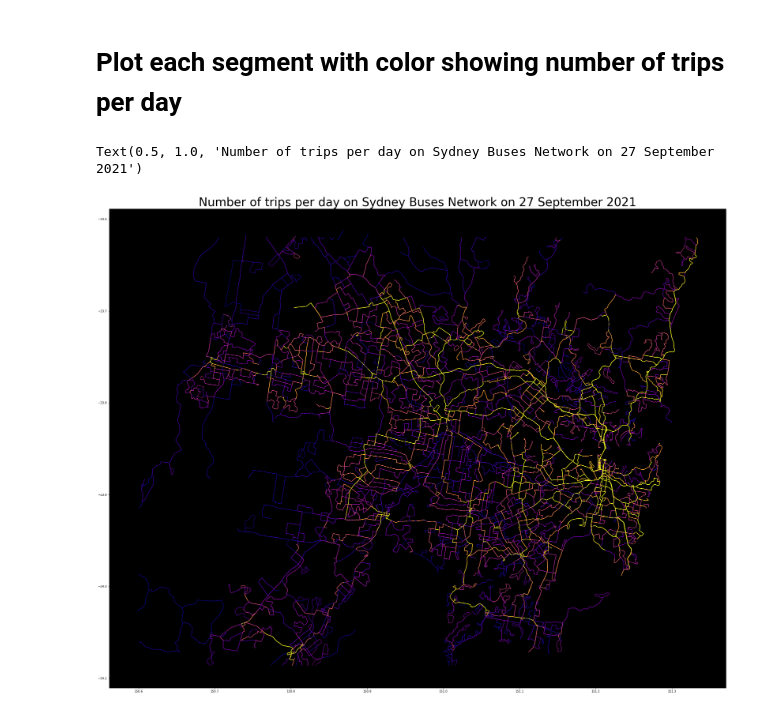
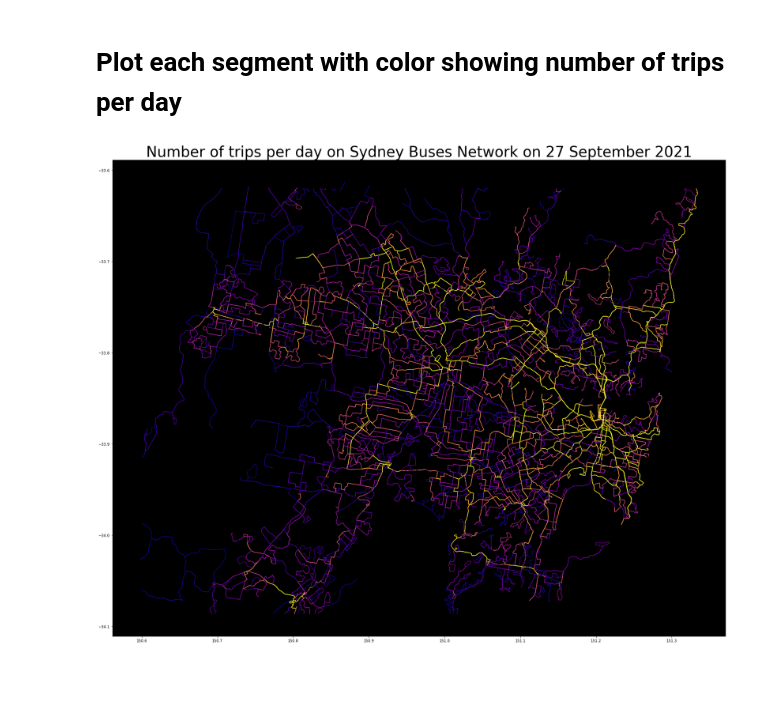
Before and after one commit to maxim75/data-visualization, a Jupyter notebook: notebooks/Trips per day on Sydney Buses Network.ipynb, the cells around one changed output. Cells and saved outputs as stored; diff of their text form; code cells hidden in the pictures; blank space fills up the shorter version.

Commit message:
Trips per day on Sydney Buses Network

```diff
--- a/notebooks/Trips per day on Sydney Buses Network.ipynb
+++ b/notebooks/Trips per day on Sydney Buses Network.ipynb
@@ -217,27 +217,28 @@ segment_day_trips_gpd = gpd.GeoDataFrame(segment_day_trips.apply(get_line_string
 # %%
 vmin, vmax, vcenter = segment_day_trips_gpd["day_trips"].min(), segment_day_trips_gpd["day_trips"].quantile(.90), 50
 norm = TwoSlopeNorm(vmin=vmin, vcenter=vcenter, vmax=vmax)
 
-fig = plt.figure(figsize=(40,30))
+fig = plt.figure(figsize=(30,25))
 ax = plt.axes()
 ax.set(facecolor = "black")
 
 def limit_to_bounding_box(gdf, bounding_box):
     return gdf.cx[bounding_box["west"]:bounding_box["east"],bounding_box["south"]:bounding_box["north"]]
 
 # Greater Sydney bounding box
 sydney_bb = {
     "north": -33.62,
     "south": -34.086,
     "west": 150.6,
     "east": 151.38,
 }
 
 sydney_segment_day_trips_gpd = limit_to_bounding_box(segment_day_trips_gpd, sydney_bb)
 
 sydney_segment_day_trips_gpd.plot(ax=ax, cmap="plasma", column='day_trips', legend=False, norm=norm)
 
 ax.set_title(f"Number of trips per day on Sydney Buses Network on {date:%d %B %Y}", fontsize=40)
+
+plt.savefig("Sydney Buses Network.jpeg")
 # %% [output]
-Text(0.5, 1.0, 'Number of trips per day on Sydney Buses Network on 27 September 2021')
-[figure, old version]
+[figure, new version]
```
